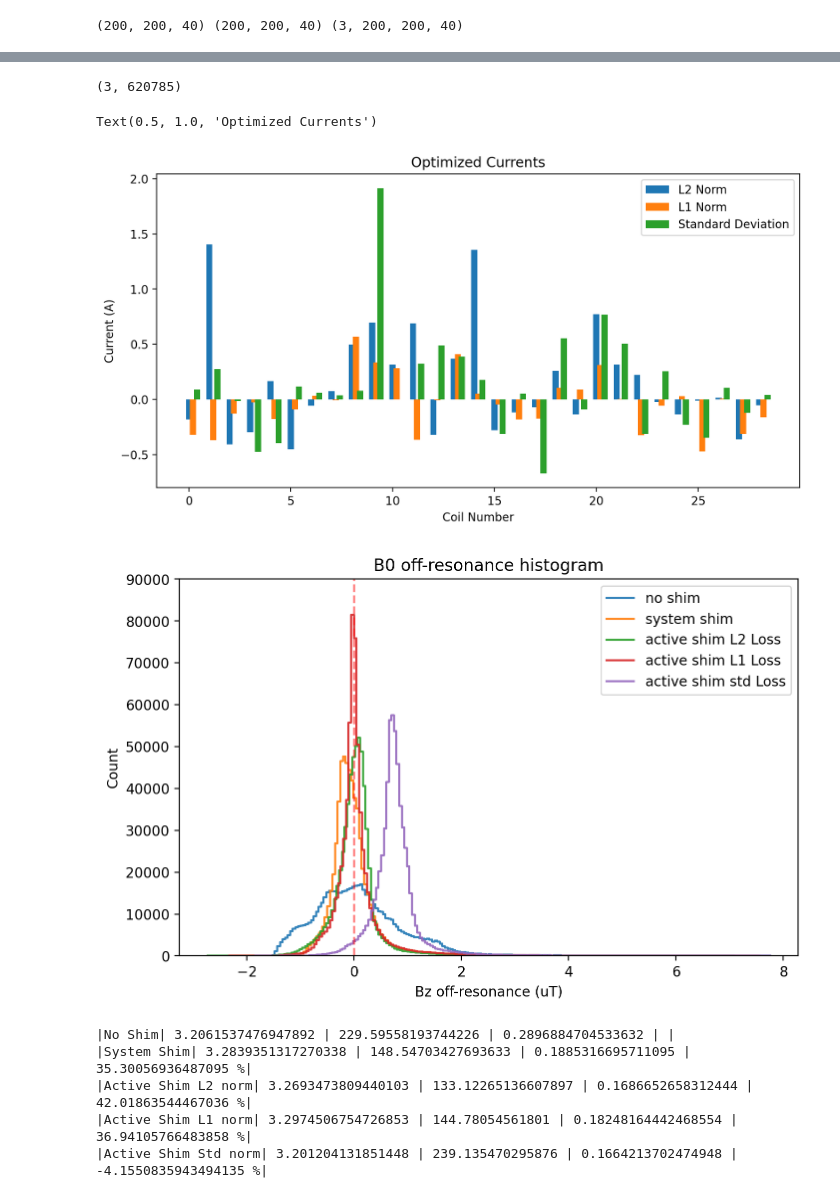
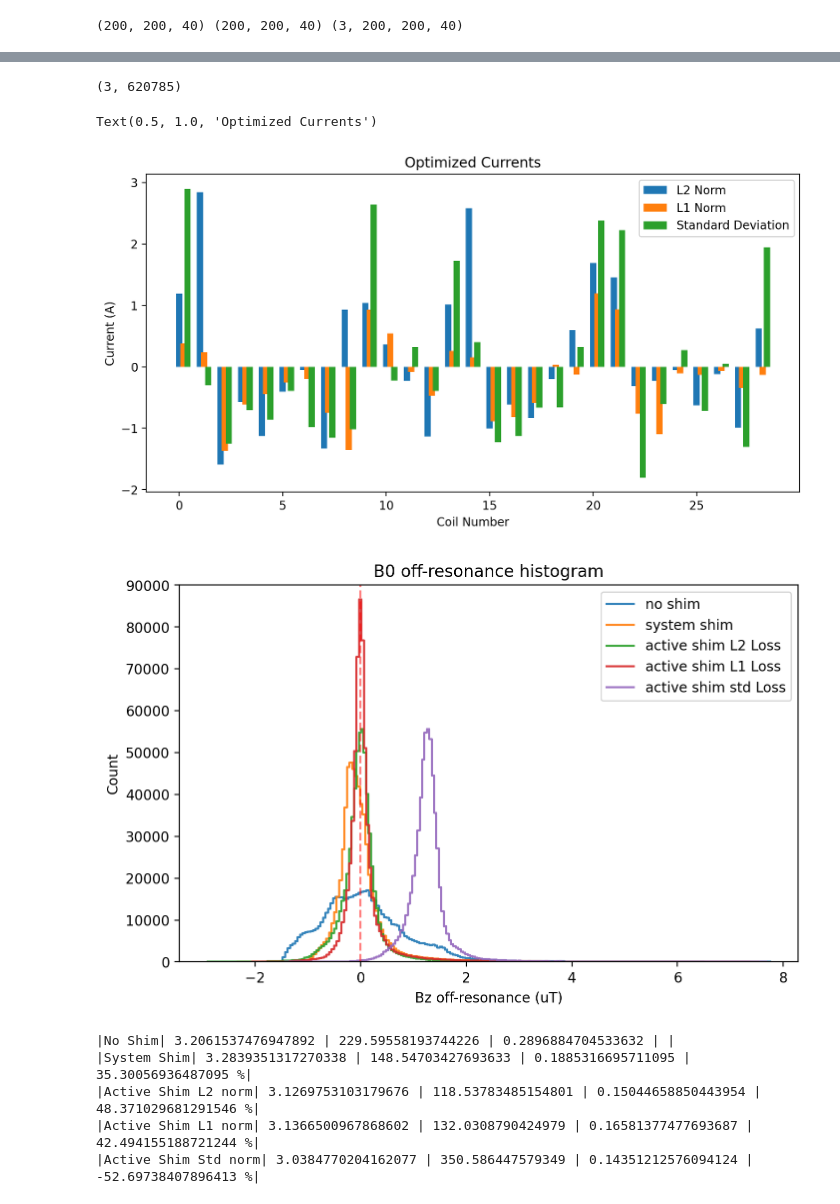
Before and after one commit to bughht/MRI_System_Design, a Jupyter notebook: HW2_2023291007.ipynb, the cells around one changed output, grey strips where cells are left out. Drawn from its saved outputs; the diff is of its cells as text; code cells hidden in the pictures.

```diff
--- a/HW2_2023291007.ipynb
+++ b/HW2_2023291007.ipynb
@@ -119,30 +119,30 @@ plt.show()
 [figure]
 # %%
-L2_active_shim_result = loadmat('norm_particleswarm_results.mat')
+L2_active_shim_result = loadmat('L2_particleswarm_results.mat')
 L1_active_shim_result = loadmat('L1_particleswarm_results.mat')
 std_active_shim_result = loadmat('std_particleswarm_results.mat')
 X,Y,Z = loadmat("B0_map_valid.mat")['X'], loadmat("B0_map_valid.mat")['Y'], loadmat("B0_map_valid.mat")['Z']
 pos = np.vstack([X,Y,Z])
 print(pos.shape)
 
 B0_no_shim = L2_active_shim_result['B0_no_shim']
 B0_system_shim = std_active_shim_result['B0_shim']
 B0_active_shim_L2 = L2_active_shim_result['B0_active_shim']
 B0_active_shim_std = std_active_shim_result['B0_active_shim']
 B0_active_shim_L1 = L1_active_shim_result['B0_active_shim']
 
 plt.figure(figsize=(10,5),dpi=200)
 plt.bar(np.arange(29), L2_active_shim_result['c'].flatten(),alpha=1,width=0.3, label = "L2 Norm")
 plt.bar(np.arange(29)+0.2, L1_active_shim_result['c'].flatten(),alpha=1,width=0.3, label = "L1 Norm")
 plt.bar(np.arange(29)+0.4, std_active_shim_result['c'].flatten(),alpha=1,width=0.3, label = "Standard Deviation")
 plt.legend()
 plt.ylabel("Current (A)")
 plt.xlabel("Coil Number")
 plt.title("Optimized Currents")
 # %% [output]
 (3, 620785)
 Text(0.5, 1.0, 'Optimized Currents')
-[figure, old version]
+[figure, new version]
 # %%
 import seaborn as sns
 plt.figure(figsize=(8,5),dpi=200)
@@ -158,7 +158,7 @@ plt.xlabel("Bz off-resonance (uT)")
 plt.title("B0 off-resonance histogram")
 plt.show()
 # %% [output]
-[figure, old version]
+[figure, new version]
 # %%
 ppm_no_shim = B0_no_shim.flatten()/3
 ppm_system_shim = B0_system_shim.flatten()/3
@@ -176,9 +176,9 @@ print("|Active Shim Std norm|",ppm_active_shim_std.max()-ppm_active_shim_std.min
 # %% [output]
 |No Shim| 3.2061537476947892 | 229.59558193744226 | 0.2896884704533632 | |
 |System Shim| 3.2839351317270338 | 148.54703427693633 | 0.1885316695711095 | 35.30056936487095 %|
-|Active Shim L2 norm| 3.2693473809440103 | 133.12265136607897 | 0.1686652658312444 | 42.01863544467036 %|
-|Active Shim L1 norm| 3.2974506754726853 | 144.78054561801 | 0.18248164442468554 | 36.94105766483858 %|
-|Active Shim Std norm| 3.201204131851448 | 239.135470295876 | 0.1664213702474948 | -4.1550835943494135 %|
+|Active Shim L2 norm| 3.1269753103179676 | 118.53783485154801 | 0.15044658850443954 | 48.371029681291546 %|
+|Active Shim L1 norm| 3.1366500967868602 | 132.0308790424979 | 0.16581377477693687 | 42.494155188721244 %|
+|Active Shim Std norm| 3.0384770204162077 | 350.586447579349 | 0.14351212576094124 | -52.69738407896413 %|
 # %%
 pos = np.hstack([pos,np.zeros((3,2))])
 B0_no_shim = np.append(B0_no_shim,[-8,8])
```
Also changed, not shown: parts of 3 cells of this notebook, 8 other files.
